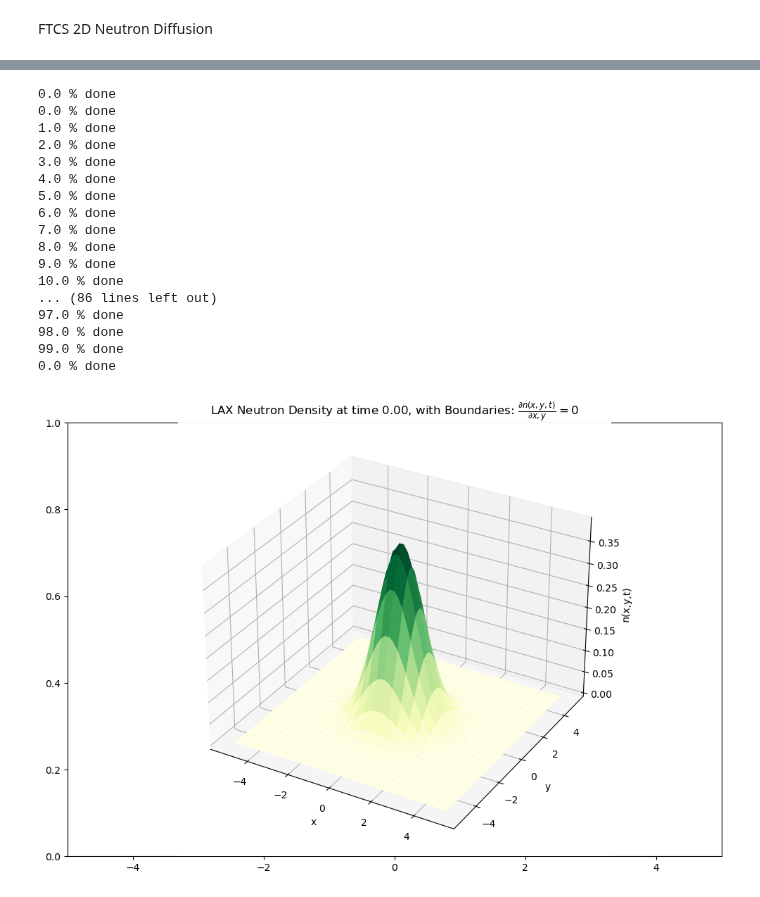
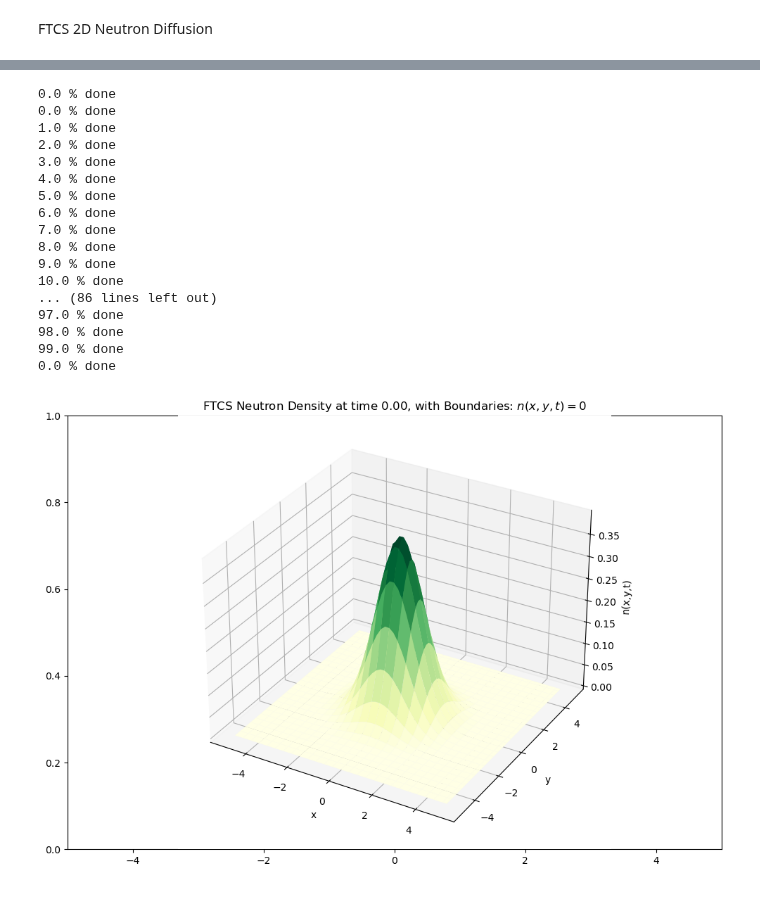
Before and after one commit to LordofDorknes/ProfHurst_PHYS240_Sp23, a Jupyter notebook: Newby/Project/Newby_Robin_Neutron_Diffusion.ipynb, the cells around one changed output, grey strips where cells are left out. Drawn from its saved outputs; the diff is of its cells as text; code cells hidden in the pictures.

```diff
--- a/Newby/Project/Newby_Robin_Neutron_Diffusion.ipynb
+++ b/Newby/Project/Newby_Robin_Neutron_Diffusion.ipynb
@@ -7,6 +7,7 @@ import numpy as np
 import matplotlib.pyplot as plt
 
 def normal(x,y,sigma):
+    """Helper funciton that returns a 2D normal distribution evaluated at x,y"""
     return (np.exp(-(x*x+y*y)/(2*sigma*sigma)))/(sigma*np.sqrt(2*np.pi))
 
 #physical constants
@@ -23,8 +24,8 @@ Tmax=15
 
 
 #boundary condition type
-boundType=1 #0 for value, 1 for derivative
-schemeType=1 # 0 for FTCS, 1 for LAX
+boundType=0 #0 for value, 1 for derivative
+schemeType=0 # 0 for FTCS, 1 for LAX
 
 
 
@@ -188,32 +189,32 @@ def animateDiffusion(i):
     ax.set_ylabel('y')
     ax.set_zlabel(f'n(x,y,t)')
     curve=ax.plot_surface(xp, yp, evolution[:,:,i], rstride=2, cstride=2, cmap='YlGn')
     plt.title(f'{schemeName} Neutron Density at time {t[i]:.2f}, with {boundName}')
     if i % np.ceil(actual_stop_frame/100) == 0:
         print(f'{i/(actual_stop_frame)*100:.1f} % done')
 
     return curve
 
 
 
 anim=animation.FuncAnimation(fig,animateDiffusion,interval=1000*tau,frames=actual_stop_frame)
-anim.save(f'neutrons_t={tau}_T={max_timestep}_hx={hx}_L={L}_{schemeName}_bound={boundType}.mp4')
+anim.save(f'neutrons_C={C}_D={D}_t={tau}_T={max_timestep}_hx={hx}_L={L}_{schemeName}_bound={boundType}.mp4')
 # %% [output]
 0.0 % done
 0.0 % done
 1.0 % done
 2.0 % done
 3.0 % done
 4.0 % done
 5.0 % done
 6.0 % done
 7.0 % done
 8.0 % done
 9.0 % done
 10.0 % done
 ... (86 lines left out)
 97.0 % done
 98.0 % done
 99.0 % done
 0.0 % done
-[figure, old version]
+[figure, new version]
```
Also changed, not shown: parts of 5 cells of this notebook, 1 other file.
